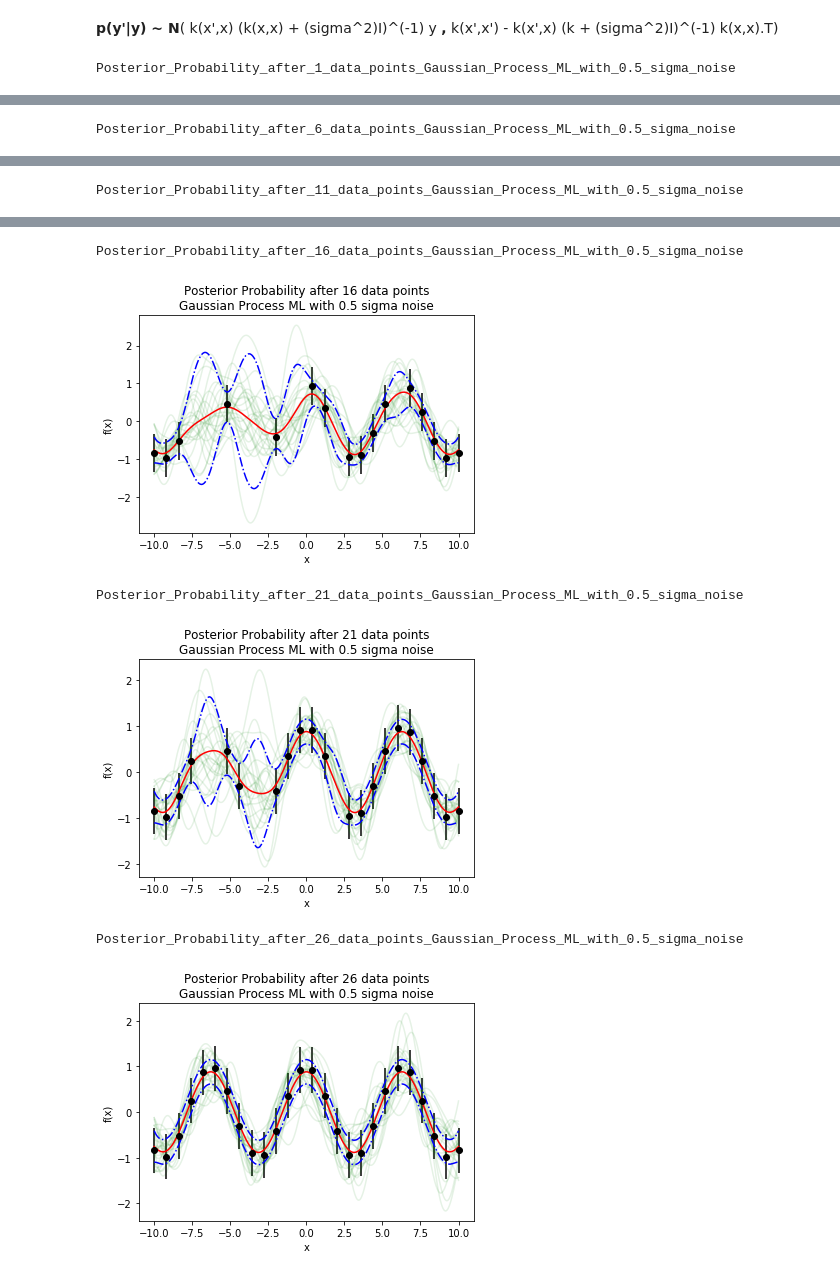
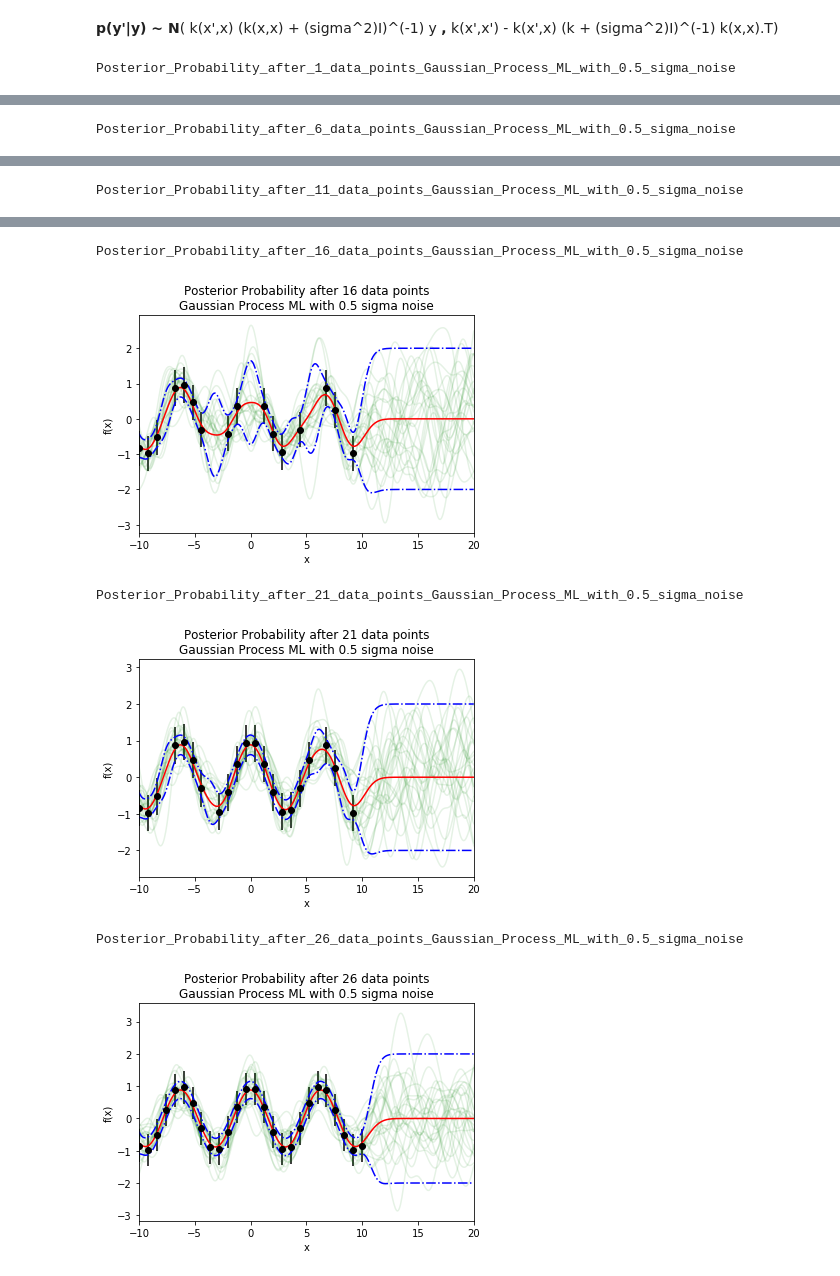
Before and after one commit to ATHannington/Cardiff_Auriga_CGM_Multi_Phase, a Jupyter notebook: Machine_Learning/GP/2019-03-01/Gaussian_Process.ipynb, the cells around one changed output, grey strips where cells are left out. Cells and saved outputs as stored; diff of their text form; code cells hidden in the pictures.

```diff
--- a/Machine_Learning/GP/2019-03-01/Gaussian_Process.ipynb
+++ b/Machine_Learning/GP/2019-03-01/Gaussian_Process.ipynb
@@ -29,5 +24,5 @@ C:/Users/C1838736/Documents/ATH_PhD/_PhD_Output/Machine_Learning/GP/2019-10-11/
 # %%
-x_prior = np.linspace(-10.0,10.0,500)
+x_prior = np.linspace(-10.0,20.0,500)
 x_prior = x_prior.reshape(-1,1)
 x_prior.shape
 # %% [output]
@@ -140,6 +135,7 @@ for data_point in range(1,n_training_points+1,5):
     plt.plot(x_prior , mean_function.flat, 'r-')
     plt.plot(x_prior , mean_function.flat + (2*std), 'b-.')
     plt.plot(x_prior , mean_function.flat - (2*std), 'b-.')
+    plt.xlim(-10.,20.0)
 
 #    y1 = mean_function[:,0] - (2*std)
 #    y2 = mean_function[:,0] - (2*std)
@@ -165,6 +161,6 @@ Posterior_Probability_after_11_data_points_Gaussian_Process_ML_with_0.5_sigma_no
 Posterior_Probability_after_16_data_points_Gaussian_Process_ML_with_0.5_sigma_noise
-[figure, old version]
+[figure, new version]
 Posterior_Probability_after_21_data_points_Gaussian_Process_ML_with_0.5_sigma_noise
-[figure, old version]
+[figure, new version]
 Posterior_Probability_after_26_data_points_Gaussian_Process_ML_with_0.5_sigma_noise
-[figure, old version]
+[figure, new version]
```
Also changed, not shown: parts of 5 cells of this notebook, 3 other files.
